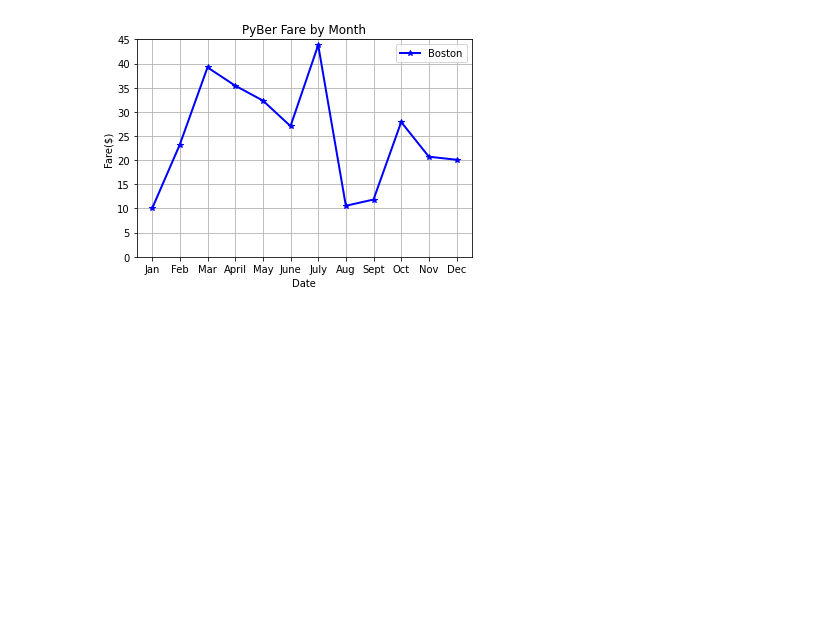
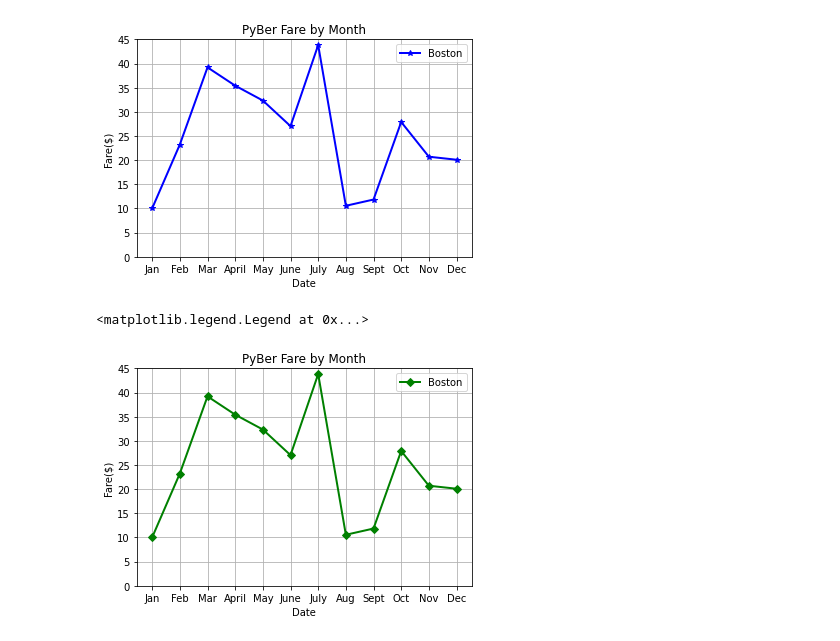
Before and after one commit to UrteMelyte/PyBer_Analysis, a Jupyter notebook: matplotlib_practice.ipynb, the cells around one changed output. Drawn from its saved outputs; the diff is of its cells as text; code cells hidden in the pictures; blank space fills up the shorter version.

```diff
--- a/matplotlib_practice.ipynb
+++ b/matplotlib_practice.ipynb
@@ -75,3 +26,24 @@ plt.legend()
 # %% [output]
 <matplotlib.legend.Legend at 0x...>
 [figure]
+# %%
+#Object oriented method
+
+fig = plt.figure()
+ax = fig.add_subplot()
+# Create the plot.
+ax.plot(x_axis, y_axis, marker="D", color="green", linewidth=2, label='Boston')
+# Create labels for the x and y axes.
+ax.set_xlabel("Date")
+ax.set_ylabel("Fare($)")
+# Set the y limit between 0 and 45.
+ax.set_ylim(0, 45)
+# Create a title.
+ax.set_title("PyBer Fare by Month")
+# Add a grid.
+ax.grid()
+# Add the legend.
+ax.legend()
+# %% [output]
+<matplotlib.legend.Legend at 0x...>
+[figure, added]
```
Also changed, not shown: parts of 16 cells of this notebook.
